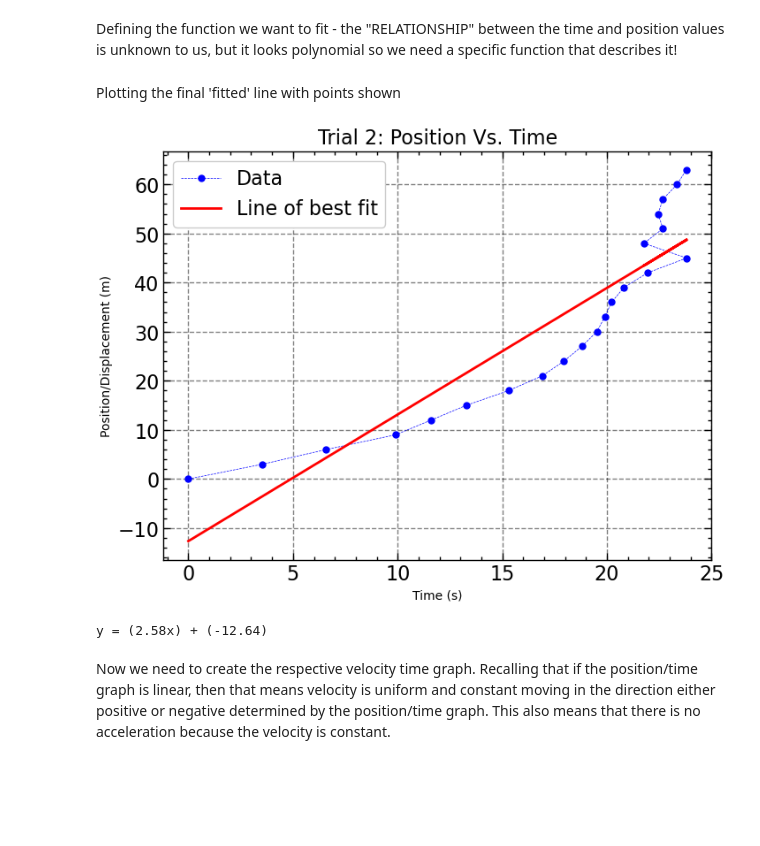
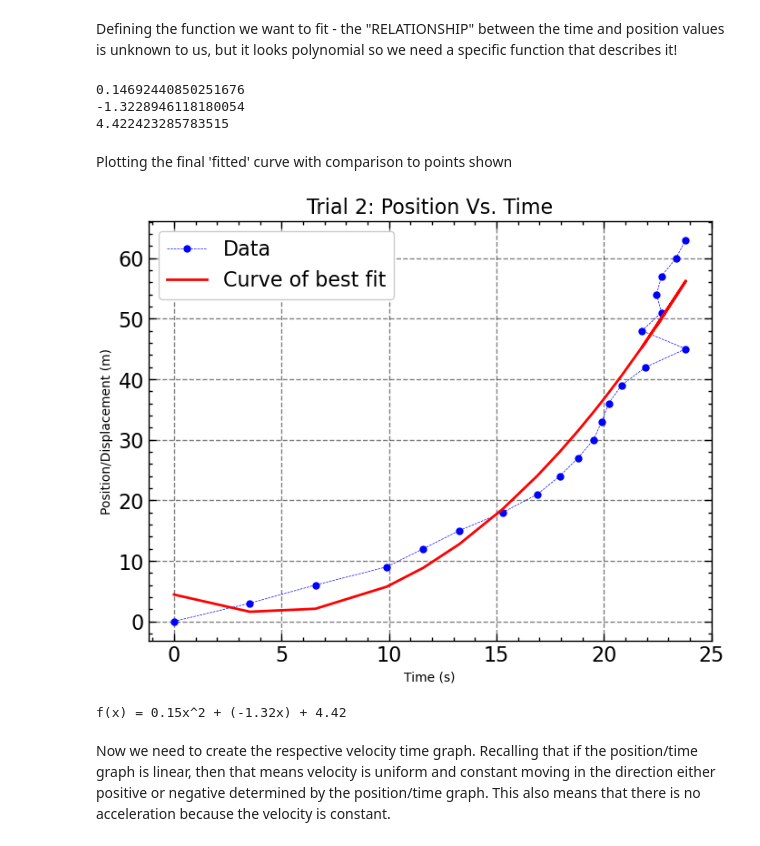
Before and after one commit to triopix/DVAT-GRAPHS, a Jupyter notebook: DVAT-Code/trials/trial2/trial_two.ipynb, the cells around one changed output. Cells and saved outputs as stored; diff of their text form; code cells hidden in the pictures; blank space fills up the shorter version.

Commit message:
Complete pos/time for trial 2

```diff
--- a/DVAT-Code/trials/trial2/trial_two.ipynb
+++ b/DVAT-Code/trials/trial2/trial_two.ipynb
@@ -77,6 +77,6 @@ position_values = trial_two_data['Pos/Disp.'].values
 # %% [markdown]
 Defining the function we want to fit - the "RELATIONSHIP" between the time and position values is unknown to us, but it looks polynomial so we need a specific function that describes it!
 # %%
-# defining our exponential function in the form -> y1 ~ a(b)^(k(x1-d)) + c
-def exp_func(a, b, x, d, c):
-    return a * ((b)**(k*(x-d)) # from y = mx + b where f(x) = y = linear_func()
+# defining our quadratic function (polynomial degree 2) with all the transformations in the form f(x) = af[k(x - d)] + c
+def quad_func(x, a, b, c):
+    return (a*(x**2)) + (b*x) + c
@@ -90,21 +83,35 @@ b = popt[1]
+# %%
+# performing linear regression
+popt, pcov = curve_fit(quad_func, time_values, position_values)
+
+
+a = popt[0] # a coefficient
+b = popt[1] # b coeefficient
+c = popt[2] # c -> constant
+
+print(f"{a}\n{b}\n{c}")
+# %% [output]
+0.14692440850251676
+-1.3228946118180054
+4.422423285783515
 # %% [markdown]
-Plotting the final 'fitted' line with points shown
+Plotting the final 'fitted' curve with comparison to points shown
 # %%
 plt.plot(time_values, position_values, linestyle='--', marker='o', color='blue', linewidth='0.5', markersize='5', label='Data')
-plt.plot(time_values, exp_func(time_values, m, b), color='red', linestyle='-', label='Line of best fit')
+plt.plot(time_values, quad_func(time_values, a, b, c), color='red', linestyle='-', label='Curve of best fit')
 plt.xlabel('Time (s)')
 plt.ylabel('Position/Displacement (m)')
 plt.title('Trial 2: Position Vs. Time')
 plt.legend()
 plt.show()
 # %% [output]
-[figure, old version]
+[figure, new version]
 # %%
-# Printing out the equation for the line of best fit
-equation = f'y = ({m:.2f}x) + ({b:.2f})'
+# # Printing out the equation for the curve of best fit
+equation = f'f(x) = {a:.2f}x^2 + ({b:.2f}x) + {c:.2f}'
 print(equation)
 # %% [output]
-y = (2.58x) + (-12.64)
+f(x) = 0.15x^2 + (-1.32x) + 4.42
 # %% [markdown]
 Now we need to create the respective velocity time graph. Recalling that if the position/time graph is linear, then that means velocity is uniform and constant moving in the direction either positive or negative determined by the position/time graph. This also means that there is no acceleration because the velocity is constant.
 # %% [markdown]
```
Also changed, not shown: parts of 2 cells of this notebook.
